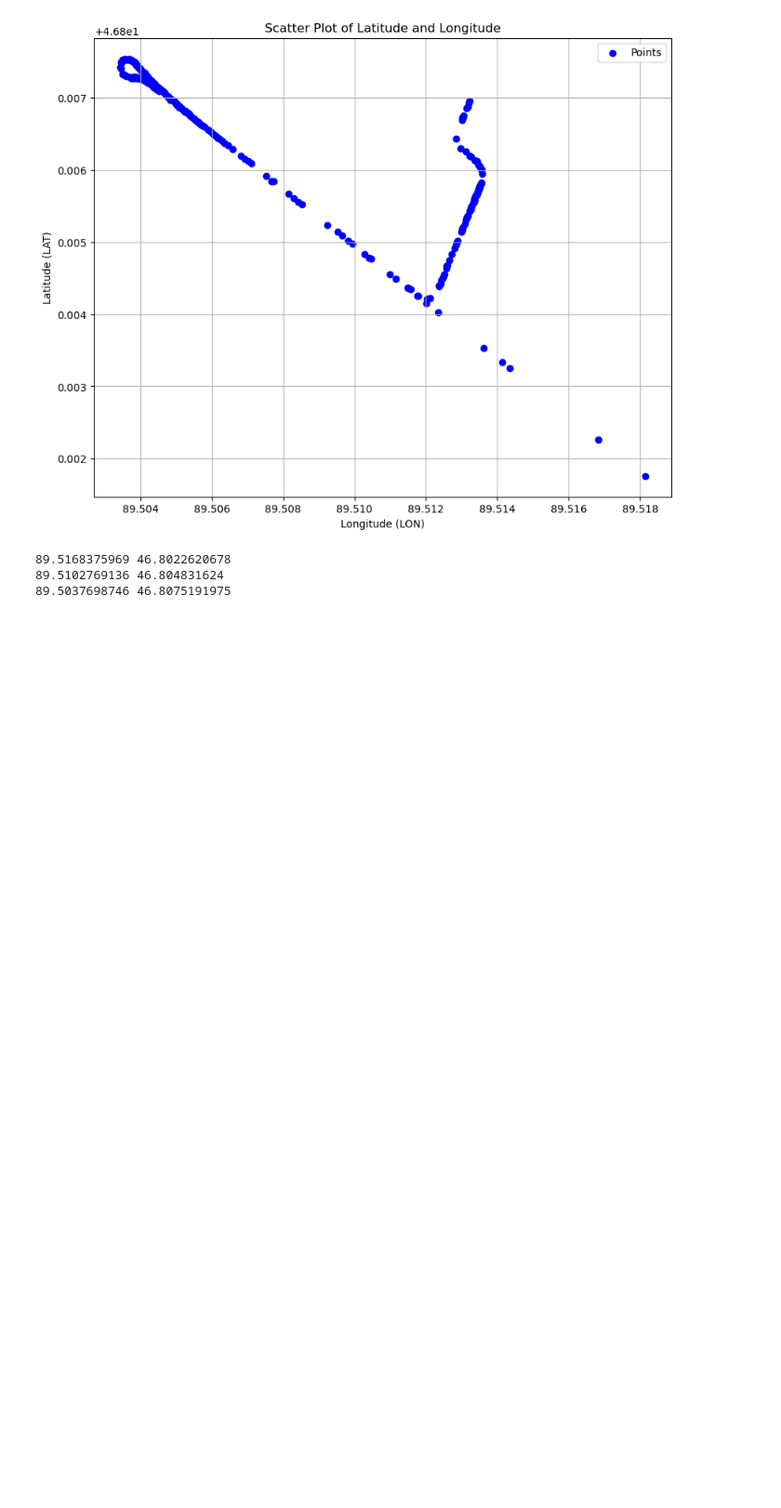
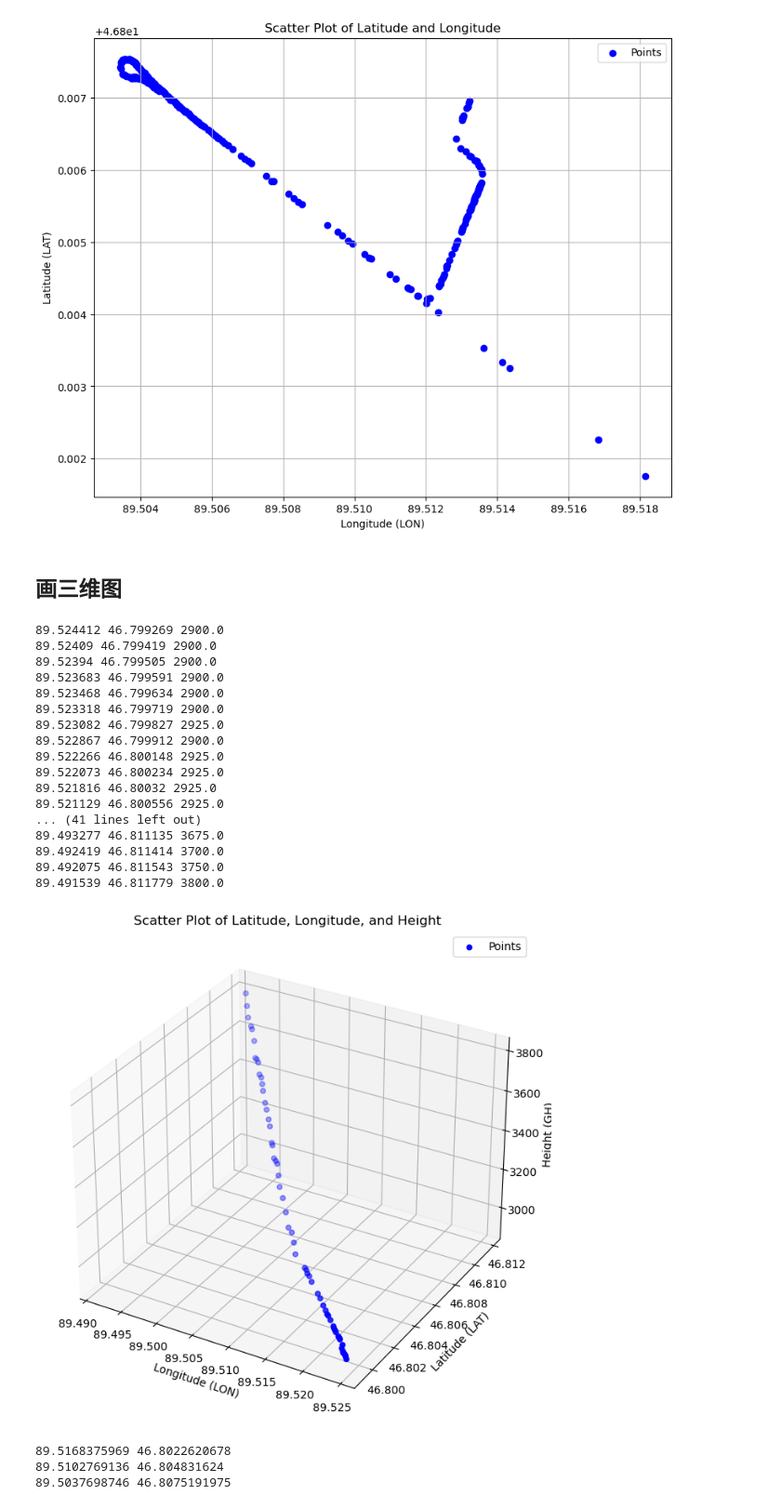
Before and after one commit to Michael-Chao/Data-Conversion, a Jupyter notebook: ADSB数据预处理.ipynb, the cells around one changed output. Shown at 93% size. Cells and saved outputs as stored; diff of their text form; code cells hidden in the pictures; blank space fills up the shorter version.

```diff
--- a/ADSB数据预处理.ipynb
+++ b/ADSB数据预处理.ipynb
@@ -56,6 +56,74 @@ plt.show()
 89.5132112503 46.8069291115
 89.5132219791 46.8069559336
 [figure]
+# %% [markdown]
+## 画三维图
+# %%
+import json
+import os
+import matplotlib.pyplot as plt
+from mpl_toolkits.mplot3d import Axes3D
+
+# 文件路径
+file_path = r'D:\Project\Convert_Dataset\fusiondata\filter_ADSB\20220713_2.txt'
+
+# 读取文件内容
+with open(file_path, 'r', encoding='utf-8') as file:
+    # 读取整个文件内容
+    data_content = file.read()
+
+# 解析JSON数组
+data_array = json.loads(data_content)
+
+# 初始化列表来存储经纬度和高度数据
+latitudes = []
+longitudes = []
+heights = []
+
+# 遍历JSON数组中的每个对象
+for data_obj in data_array:
+    # 提取经纬度信息
+    lat = float(data_obj['LAT'])
+    lon = float(data_obj['LON'])
+    # 检查高度信息是否为 NoneType
+    if data_obj['GH'] is not None:
+        height = float(data_obj['GH'])
+        # 将经纬度和高度添加到列表中
+        latitudes.append(lat)
+        longitudes.append(lon)
+        heights.append(height)
+        print(lon, lat, height)
+
+# 绘制三维散点图
+fig = plt.figure(figsize=(10, 8))
+ax = fig.add_subplot(111, projection='3d')
+ax.scatter(longitudes, latitudes, heights, c='blue', marker='o', label='Points')
+ax.set_xlabel('Longitude (LON)')
+ax.set_ylabel('Latitude (LAT)')
+ax.set_zlabel('Height (GH)')
+ax.set_title('Scatter Plot of Latitude, Longitude, and Height')
+ax.legend()
+plt.ion()  # 启用交互模式
+plt.show()
+# %% [output]
+89.524412 46.799269 2900.0
+89.52409 46.799419 2900.0
+89.52394 46.799505 2900.0
+89.523683 46.799591 2900.0
+89.523468 46.799634 2900.0
+89.523318 46.799719 2900.0
+89.523082 46.799827 2925.0
+89.522867 46.799912 2900.0
+89.522266 46.800148 2925.0
+89.522073 46.800234 2925.0
+89.521816 46.80032 2925.0
+89.521129 46.800556 2925.0
+... (41 lines left out)
+89.493277 46.811135 3675.0
+89.492419 46.811414 3700.0
+89.492075 46.811543 3750.0
+89.491539 46.811779 3800.0
+[figure, added]
 # %%
 print(longitudes[1], latitudes[1])
 print(longitudes[10], latitudes[10])
```
Also changed, not shown: 47 other files.
